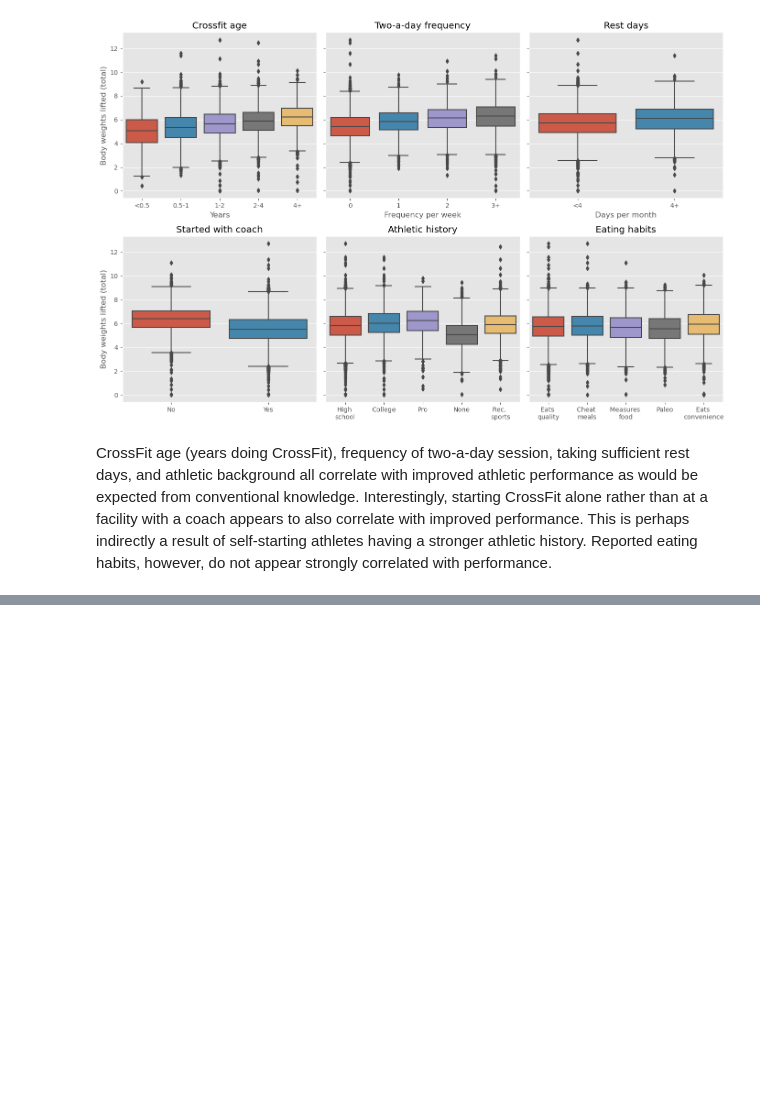
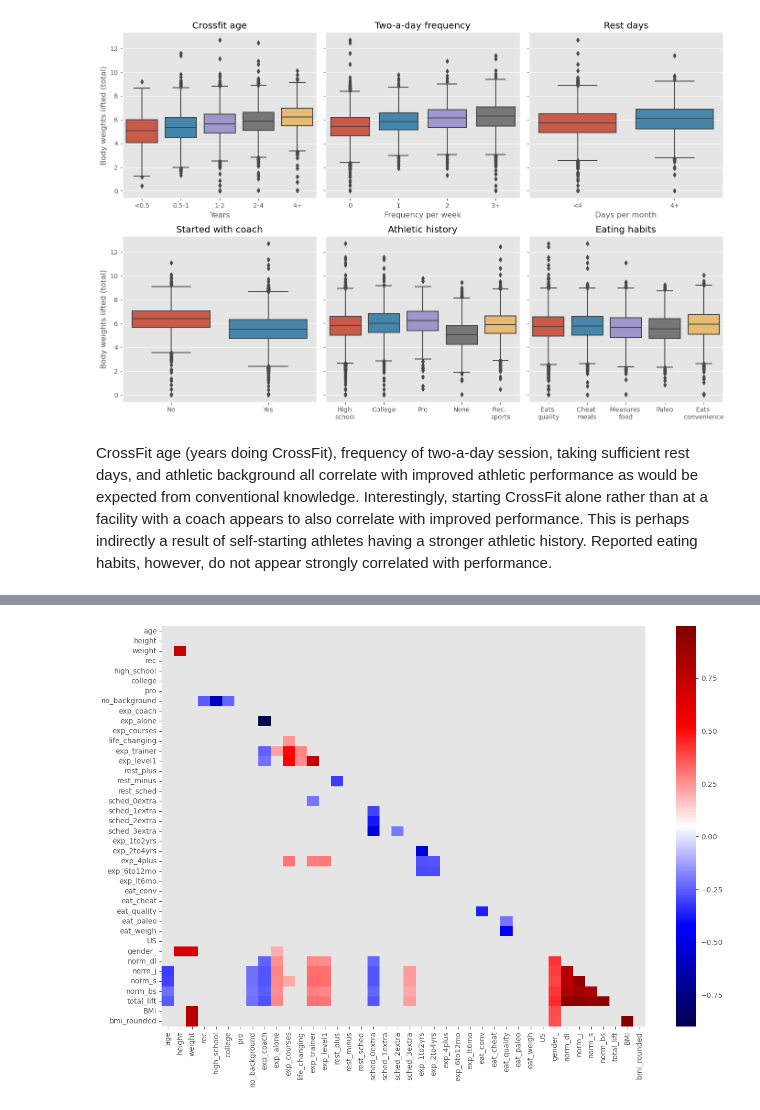
Before and after one commit to NinaCilliers/crossfit_project, a Jupyter notebook: crossfit_project.ipynb, the cells around one changed output, grey strips where cells are left out. Drawn from its saved outputs; the diff is of its cells as text; code cells hidden in the pictures; blank space fills up the shorter version.

```diff
--- a/crossfit_project.ipynb
+++ b/crossfit_project.ipynb
@@ -543,0 +570,20 @@ CrossFit age (years doing CrossFit), frequency of two-a-day session, taking suff
+# %%
+#Heat map
+
+#optimizng range for color scale
+vmin = df.corr().min().min()
+vmax = df.corr()[df.corr()!=1].max().max()
+
+#thresholding selected correlations
+df_corr  = df.drop(columns=['backsq','deadlift','candj','snatch','exp_start_nr','sched_nr','rest_nr']).corr()[np.absolute(df.corr())>0.2]
+
+#Mask for selecting only bottom triangle
+mask = np.triu(df_corr)
+
+plt.figure(figsize=(15,10))
+#plt.style.context('default')
+sns.heatmap(df_corr,vmin=vmin, vmax=vmax,mask=mask,cmap='seismic')
+plt.grid()
+#print(mask)
+# %% [output]
+[figure, added]
```
Also changed, not shown: parts of 5 cells of this notebook.
